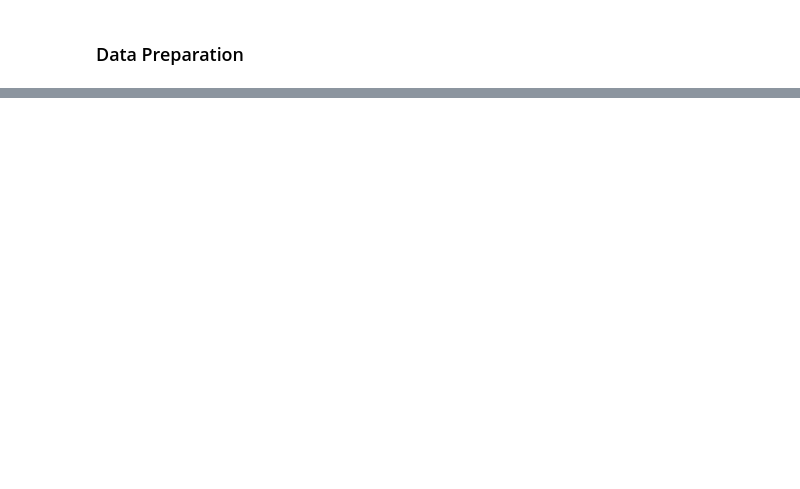
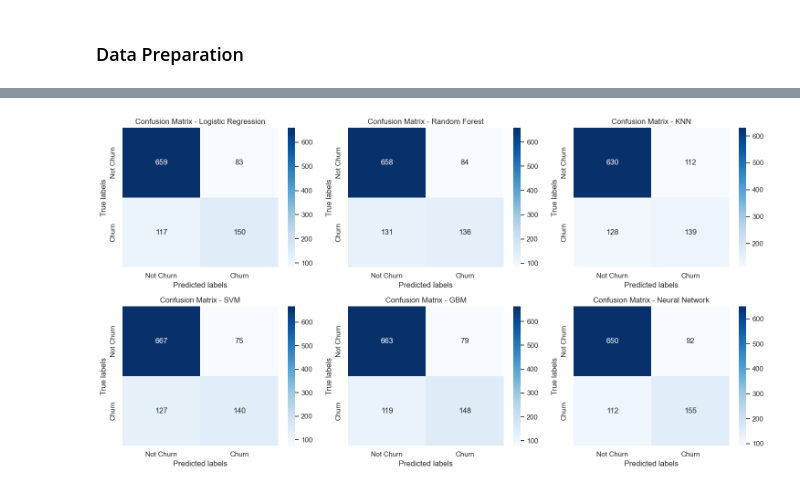
Before and after one commit to MayayaPatrick/Churn-rate-Prediction-Model, a Jupyter notebook: notebooks/main.ipynb, the cells around one changed output, grey strips where cells are left out. Drawn from its saved outputs; the diff is of its cells as text; code cells hidden in the pictures; blank space fills up the shorter version.

Commit message:
upload data

```diff
--- a/notebooks/main.ipynb
+++ b/notebooks/main.ipynb
@@ -595,0 +763,3 @@ train.head()
+# %%
+y= train['Churn']
+y.value_counts()
@@ -595,0 +835,18 @@ train.head()
+# %%
+numeric_pipeline= Pipeline(steps=[
+    ('imputer', SimpleImputer(strategy='median')),
+    ('scaler', RobustScaler()),
+    ('QuantileTransformation', QuantileTransformer ()),
+])
+
+categorical_pipeline= Pipeline([
+   ('imputer', SimpleImputer(strategy='most_frequent')),
+   ('encoder', OneHotEncoder()),
+
+])
+
+preprocessor = ColumnTransformer(transformers=[
+    ('num_pipeline', numeric_pipeline, numerical_columns),
+    ('cat_pipeline', categorical_pipeline, categorical_columns),
+
+])
@@ -595,0 +943,4 @@ train.head()
+# %%
+# Convert confusion matrices to DataFrame
+df_scores = pd.DataFrame.from_dict({model_name: [conf_matrix] for model_name, conf_matrix in confusion_matrices.items()}, orient='index', columns=['confusion_matrix'])
+df_scores
@@ -595,0 +955,21 @@ train.head()
+# %%
+def plot_confusion_matrices(df_scores, figsize=(15, 8), ncols=3):
+    nrows = int(np.ceil(len(df_scores) / ncols))
+    fig, axes = plt.subplots(nrows, ncols, figsize=figsize)
+    axes = axes.flatten()
+
+    for i, (model_name, row) in enumerate(df_scores.iterrows()):
+        conf_matrix = row['confusion_matrix']
+        ax = axes[i]
+        sns.heatmap(conf_matrix, annot=True, fmt='d', cmap='Blues',
+                    xticklabels=['Not Churn', 'Churn'], yticklabels=['Not Churn', 'Churn'], ax=ax)
+        ax.set_xlabel('Predicted labels')
+        ax.set_ylabel('True labels')
+        ax.set_title(f'Confusion Matrix - {model_name}')
+
+    plt.tight_layout()
+    plt.show()
+
+plot_confusion_matrices(df_scores)
+# %% [output]
+[figure, added]
```
Also changed, not shown: parts of 69 cells of this notebook, 1 other file.
